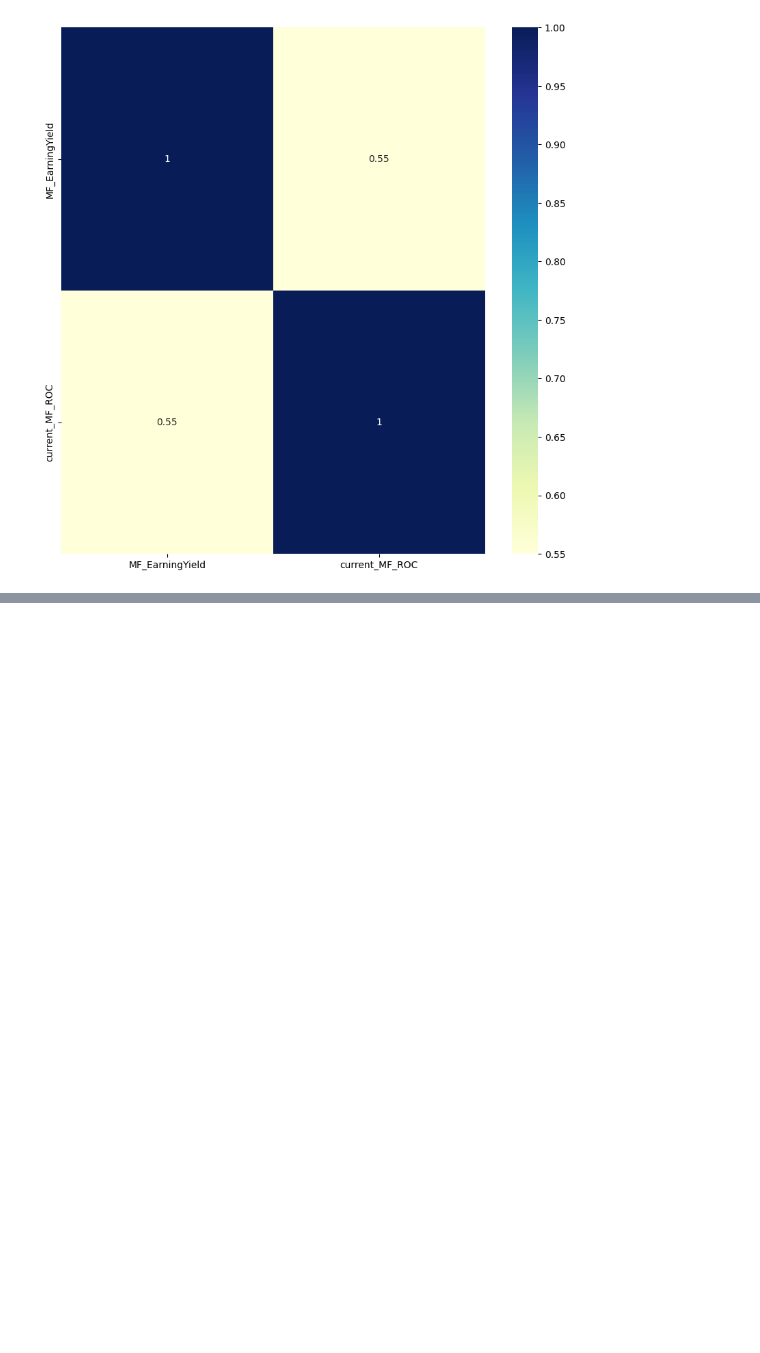
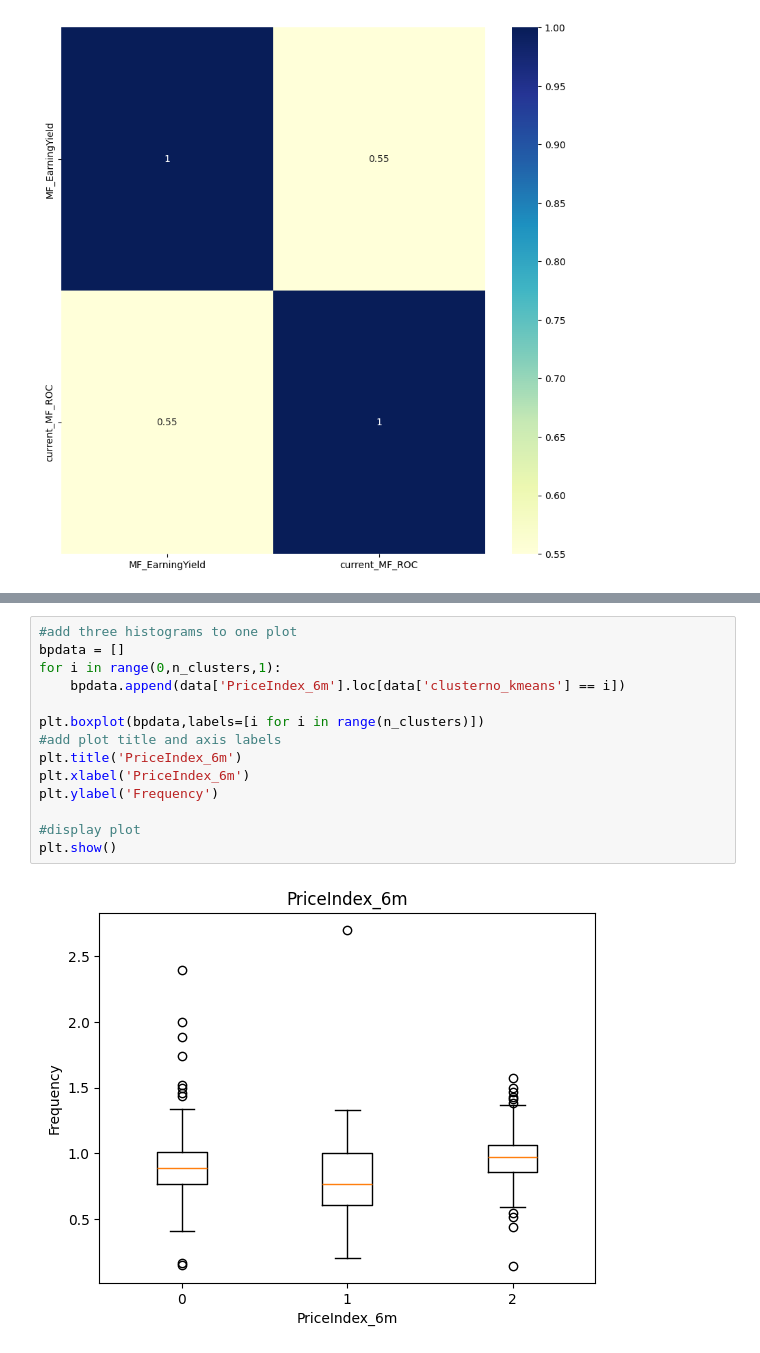
Before and after one commit to NarasetS/Essence_of_Healthy_Stocks, a Jupyter notebook: 3_ClusteringAnalysis.ipynb, the cells around one changed output, grey strips where cells are left out. Saved outputs shown, nothing was run; the diff lists cells and outputs as text; blank space fills up the shorter version.

```diff
--- a/3_ClusteringAnalysis.ipynb
+++ b/3_ClusteringAnalysis.ipynb
@@ -155,4 +154,20 @@ clusterno_kmeans
 Name: count, dtype: int64
+# %%
+#add three histograms to one plot
+bpdata = []
+for i in range(0,n_clusters,1):
+    bpdata.append(data['PriceIndex_6m'].loc[data['clusterno_kmeans'] == i])
+
+plt.boxplot(bpdata,labels=[i for i in range(n_clusters)])
+#add plot title and axis labels
+plt.title('PriceIndex_6m')
+plt.xlabel('PriceIndex_6m')
+plt.ylabel('Frequency')
+
+#display plot
+plt.show()
+# %% [output]
+[figure, added]
 # %%
 import matplotlib.pyplot as plt
 
```
Also changed, not shown: parts of 5 cells of this notebook, 1 other file.
